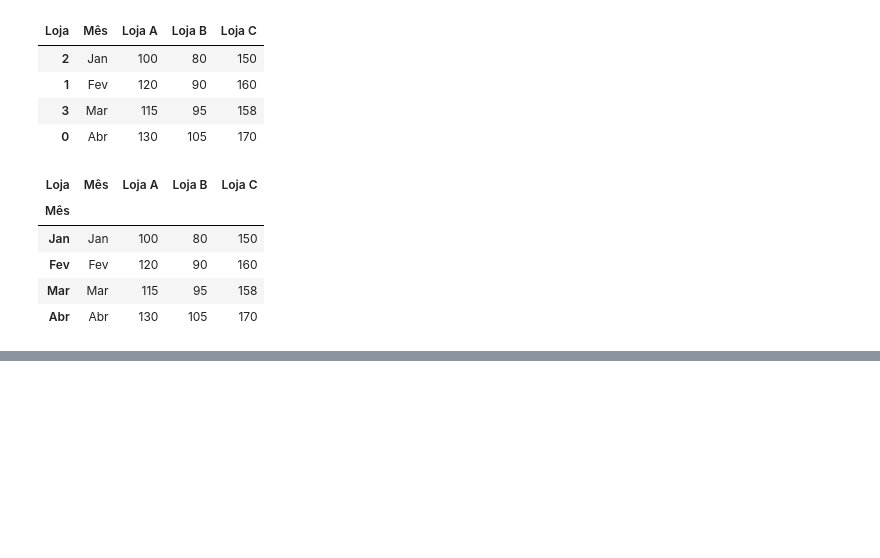
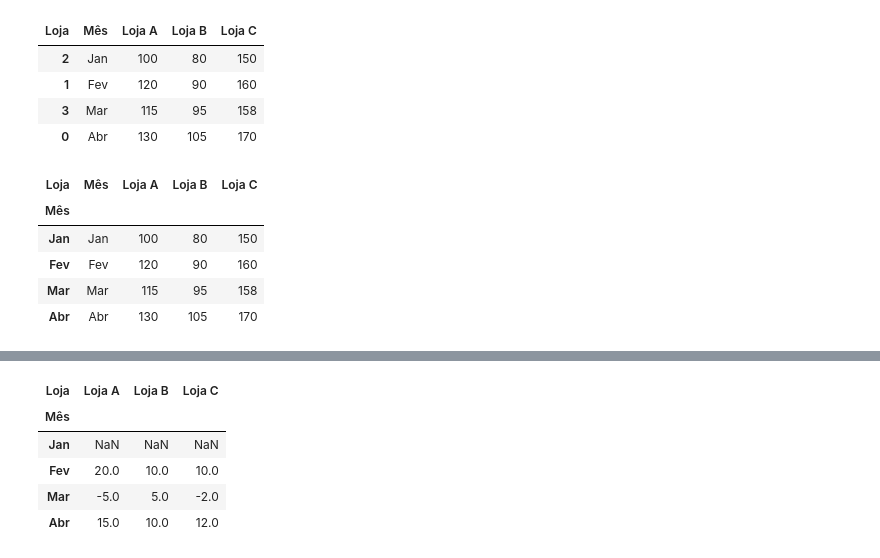
Before and after one commit to cibelerusso/FundamentosemCienciasdeDados, a Jupyter notebook: Notebooks/Fundamentos_em_Ciências_de_Dados_Aula6.ipynb, the cells around one changed output, grey strips where cells are left out. Drawn from its saved outputs; the diff is of its cells as text; code cells hidden in the pictures; blank space fills up the shorter version.

```diff
--- a/Notebooks/Fundamentos_em_Ciências_de_Dados_Aula6.ipynb
+++ b/Notebooks/Fundamentos_em_Ciências_de_Dados_Aula6.ipynb
@@ -625,3 +635,13 @@ painel_pivot
+# %%
+painel_pivot = painel_pivot.set_index('Mês')
+painel_pivot.diff()
+# %% [output]
+| Loja | Loja A | Loja B | Loja C |
+| Mês |  |  |  |
+| Jan | NaN | NaN | NaN |
+| Fev | 20.0 | 10.0 | 10.0 |
+| Mar | -5.0 | 5.0 | -2.0 |
+| Abr | 15.0 | 10.0 | 12.0 |
 # %%
 # Diferença entre períodos
 painel_pivot.diff()
```
Also changed, not shown: parts of 3 cells of this notebook.
